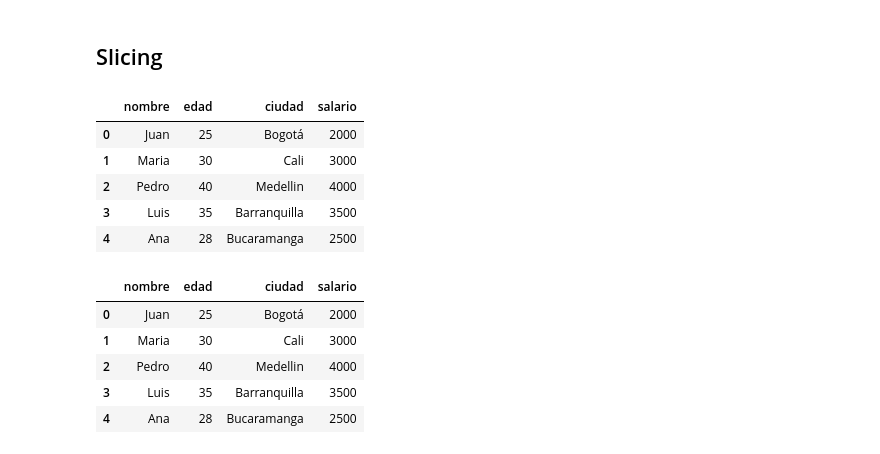
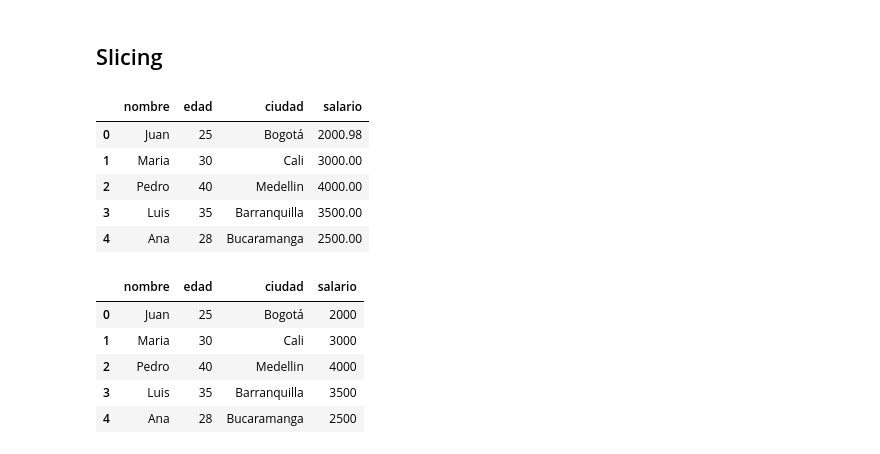
Before and after one commit to tbooms1512/tomasbooms, a Jupyter notebook: professor/pandas/00_pandas.ipynb, the cells around one changed output. Drawn from its saved outputs; the diff is of its cells as text; code cells hidden in the pictures.

```diff
--- a/professor/pandas/00_pandas.ipynb
+++ b/professor/pandas/00_pandas.ipynb
@@ -199,18 +232,18 @@ data[['largo_sepalo', 'largo_petalo' ]]
 # %%
 data = pd.DataFrame({
     'nombre': ['Juan', 'Maria', 'Pedro', 'Luis', 'Ana'],
     'edad': [25, 30, 40, 35, 28],
     'ciudad': ['Bogotá', 'Cali', 'Medellin', 'Barranquilla', 'Bucaramanga'],
-    'salario': [2000, 3000, 4000, 3500, 2500]
+    'salario': [2000.98, 3000, 4000, 3500, 2500]
 })
 data
 # %% [output]
 |  | nombre | edad | ciudad | salario |
-| 0 | Juan | 25 | Bogotá | 2000 |
-| 1 | Maria | 30 | Cali | 3000 |
-| 2 | Pedro | 40 | Medellin | 4000 |
-| 3 | Luis | 35 | Barranquilla | 3500 |
-| 4 | Ana | 28 | Bucaramanga | 2500 |
+| 0 | Juan | 25 | Bogotá | 2000.98 |
+| 1 | Maria | 30 | Cali | 3000.00 |
+| 2 | Pedro | 40 | Medellin | 4000.00 |
+| 3 | Luis | 35 | Barranquilla | 3500.00 |
+| 4 | Ana | 28 | Bucaramanga | 2500.00 |
 # %%
 data
 # %% [output]
```
Also changed, not shown: parts of 14 cells of this notebook, 9 other files.
